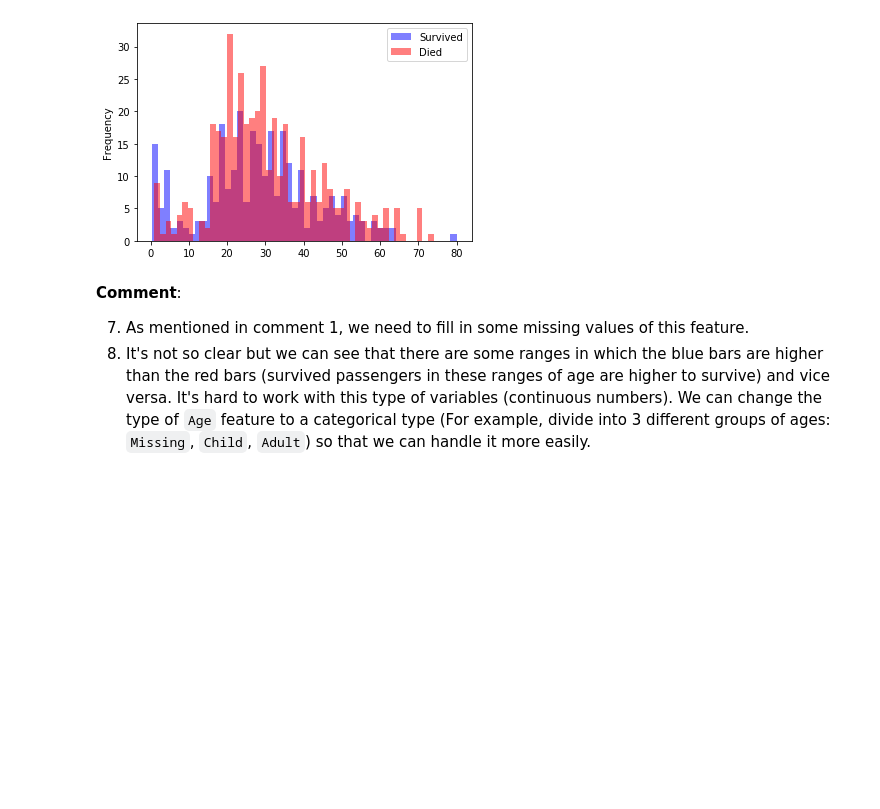
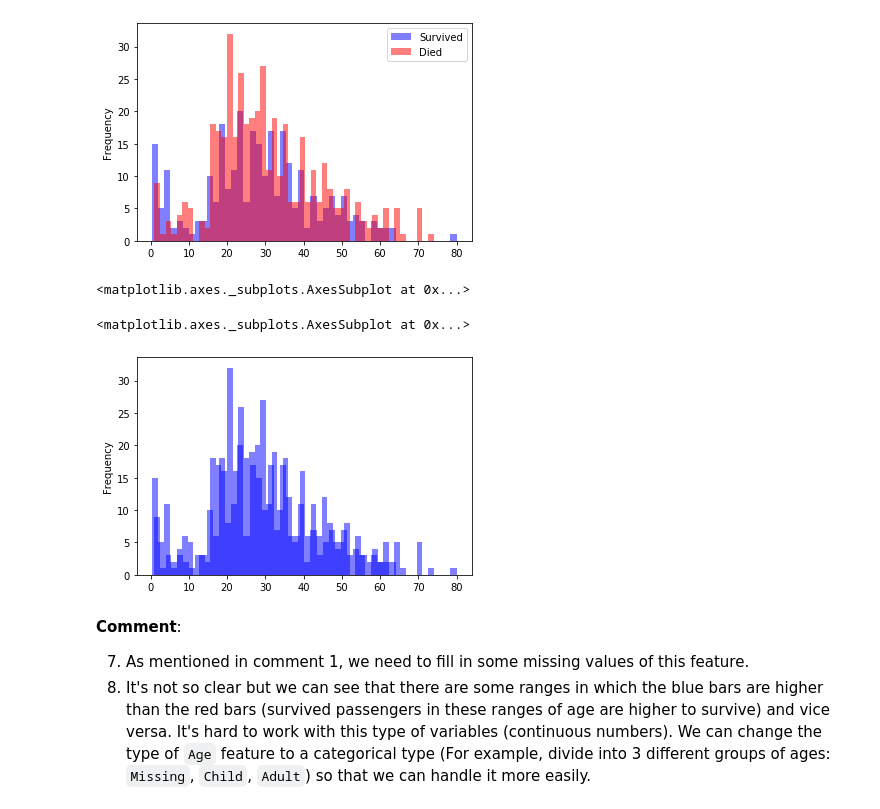
Before and after one commit to dinhanhthi/learn-ai, a Jupyter notebook: projects/kaggle-titanic-disaster/titanic_kaggle.ipynb, the cells around one changed output. Saved outputs shown, nothing was run; the diff lists cells and outputs as text; code cells hidden in the pictures; blank space fills up the shorter version.

```diff
--- a/projects/kaggle-titanic-disaster/titanic_kaggle.ipynb
+++ b/projects/kaggle-titanic-disaster/titanic_kaggle.ipynb
@@ -233,6 +253,13 @@ plt.legend(['Survived', 'Died'])
 plt.show()
 # %% [output]
 [figure]
+# %%
+display(df_train[df_train["Survived"] == 1]['Age'].plot.hist(alpha=0.5, color='blue', bins=50))
+display(df_train[df_train["Survived"] == 0]['Age'].plot.hist(alpha=0.5, color='blue', bins=50))
+# %% [output]
+<matplotlib.axes._subplots.AxesSubplot at 0x...>
+<matplotlib.axes._subplots.AxesSubplot at 0x...>
+[figure, added]
 # %% [markdown]
 **Comment**:
 
```
Also changed, not shown: parts of 10 cells of this notebook, 4 other files.
